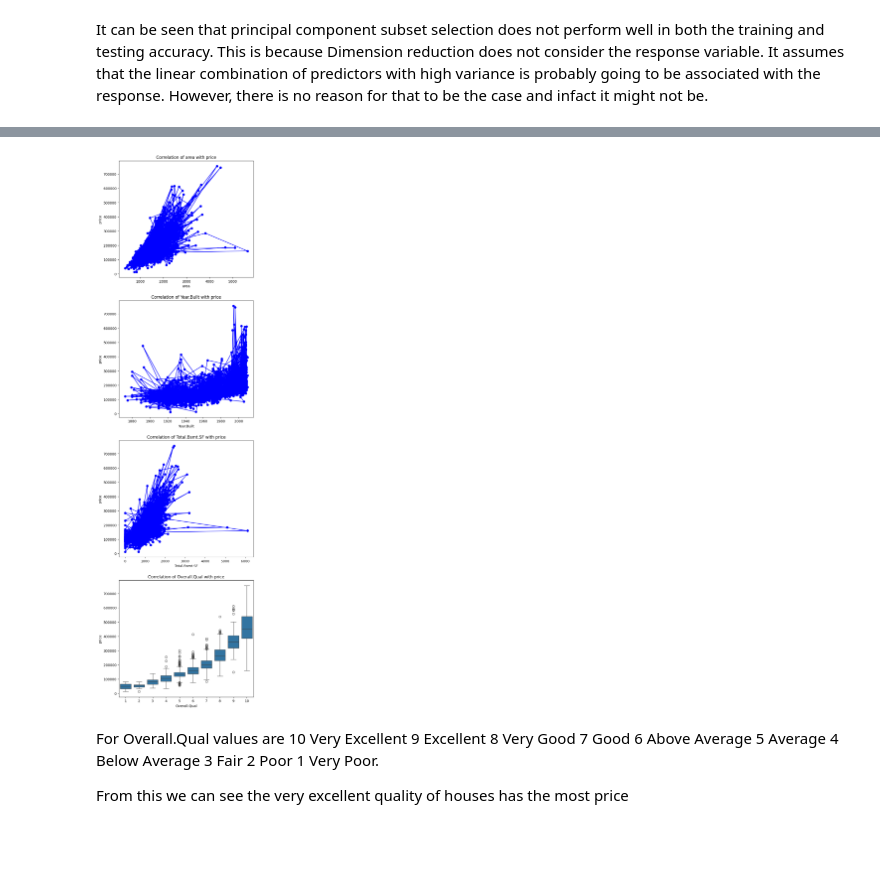
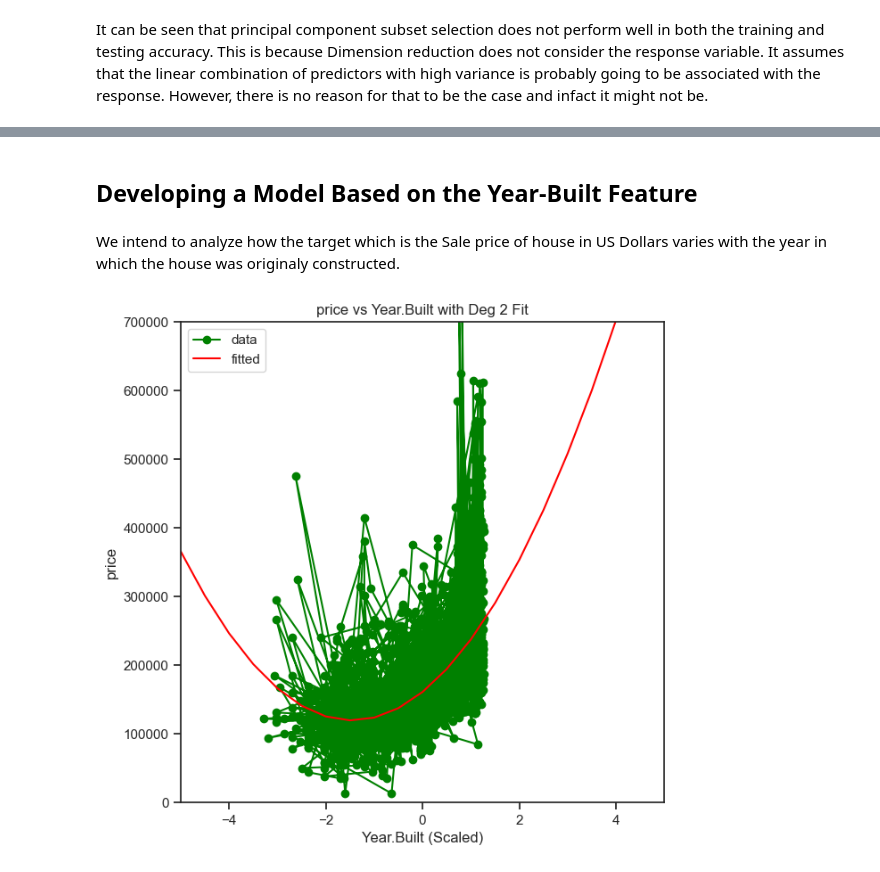
Before and after one commit to CategorIAN/CSCI550MP2, a Jupyter notebook: nb2.ipynb, the cells around one changed output, grey strips where cells are left out. Saved outputs shown, nothing was run; the diff lists cells and outputs as text; code cells hidden in the pictures; blank space fills up the shorter version.

Commit message:
Cleaned Up PolyReg.

```diff
--- a/nb2.ipynb
+++ b/nb2.ipynb
@@ -328,37 +374,32 @@ plt.show()
-# %%
-def scatterplots(data, features_num, features_cat, target, size = 7):
-    n_num, n_cat = (len(features_num), len(features_cat))
-    n = n_num + n_cat
-    plt.figure(1, figsize = (size, size * n))
-    for i in range(n_num):
-        ax = plt.subplot(n, 1, i + 1)
-        ax.title.set_text("Correlation of {} with {}".format(features_num[i], target))
-        plt.plot(data[features_num[i]], data[target], **{'color': 'blue', 'marker': 'o'})
-        plt.xlabel(features_num[i])
-        plt.ylabel(target)
-    for i in range(n_cat):
-        ax = plt.subplot(n, 1, i + 1 + n_num)
-        ax.title.set_text("Correlation of {} with {}".format(features_cat[i], target))
-        df = pd.concat([data[features_cat[i]], data[target]], axis=1)
-        sns.boxplot(x = features_cat[i], y = target, data = df, ax = ax)
-        plt.xlabel(features_cat[i])
-        plt.ylabel(target)
-    plt.show()
-
-scatterplots(data_2, ["area", "Year.Built", "Total.Bsmt.SF"], ["Overall.Qual"], "price")
-# %% [output]
-[figure, removed]
-# %% [markdown]
-For Overall.Qual values are
-      10 Very Excellent
-       9	Excellent
-       8	Very Good
-       7	Good
-       6	Above Average
-       5	Average
-       4	Below Average
-       3	Fair
-       2	Poor
-       1	Very Poor.
-
-  From this we can see the very excellent quality of houses has the most price
+# %% [markdown]
+## Developing a Model Based on the Year-Built Feature
+# %% [markdown]
+We intend to analyze how the target which is the Sale price of house in US Dollars varies with the year in which the house was originaly constructed.
+# %%
+def simplePolyReg(data, predictor, target, degree, chart = False):
+    X_train, X_test, Y_train, Y_test = train_test_split(data[[predictor]], data[target], test_size = 0.3, random_state = 1)
+    poly, model = PolynomialFeatures(degree=degree), LinearRegression()
+    X_poly_train, X_poly_test = [poly.fit_transform(X) for X in [X_train, X_test]]
+    model.fit(X_poly_train, Y_train)
+    if chart:
+        fig = plt.figure(figsize = (7, 7))
+        ax = fig.add_subplot(111)
+        coefs, intercept = model.coef_, model.intercept_
+        ax.title.set_text("{} vs {} with Deg {} Fit".format(target, predictor, degree))
+        ax.set_xlim([-5, 5])
+        ax.set_ylim([0, 700000])
+        plt.plot(data[predictor], data[target], **{"color":"green", "marker":'o'}, label = 'data')
+        plt.legend()
+        x_axis = np.arange(-5, 5, 0.5)
+        fitted = intercept + coefs[1]*x_axis + coefs[2] * x_axis**2
+        plt.plot(x_axis, fitted, **{"color":"red"}, label="fitted")
+        plt.legend()
+        plt.xlabel("{} (Scaled)".format(predictor))
+        plt.ylabel(target)
+        plt.show()
+    else:
+        return (model, model.score(X_poly_test, Y_test), model.score(X_poly_train, Y_train))
+# %%
+simplePolyReg(data_3, "Year.Built", "price", 2, True)
+# %% [output]
+[figure, added]
```
Also changed, not shown: parts of 21 cells of this notebook, 1 other file.
